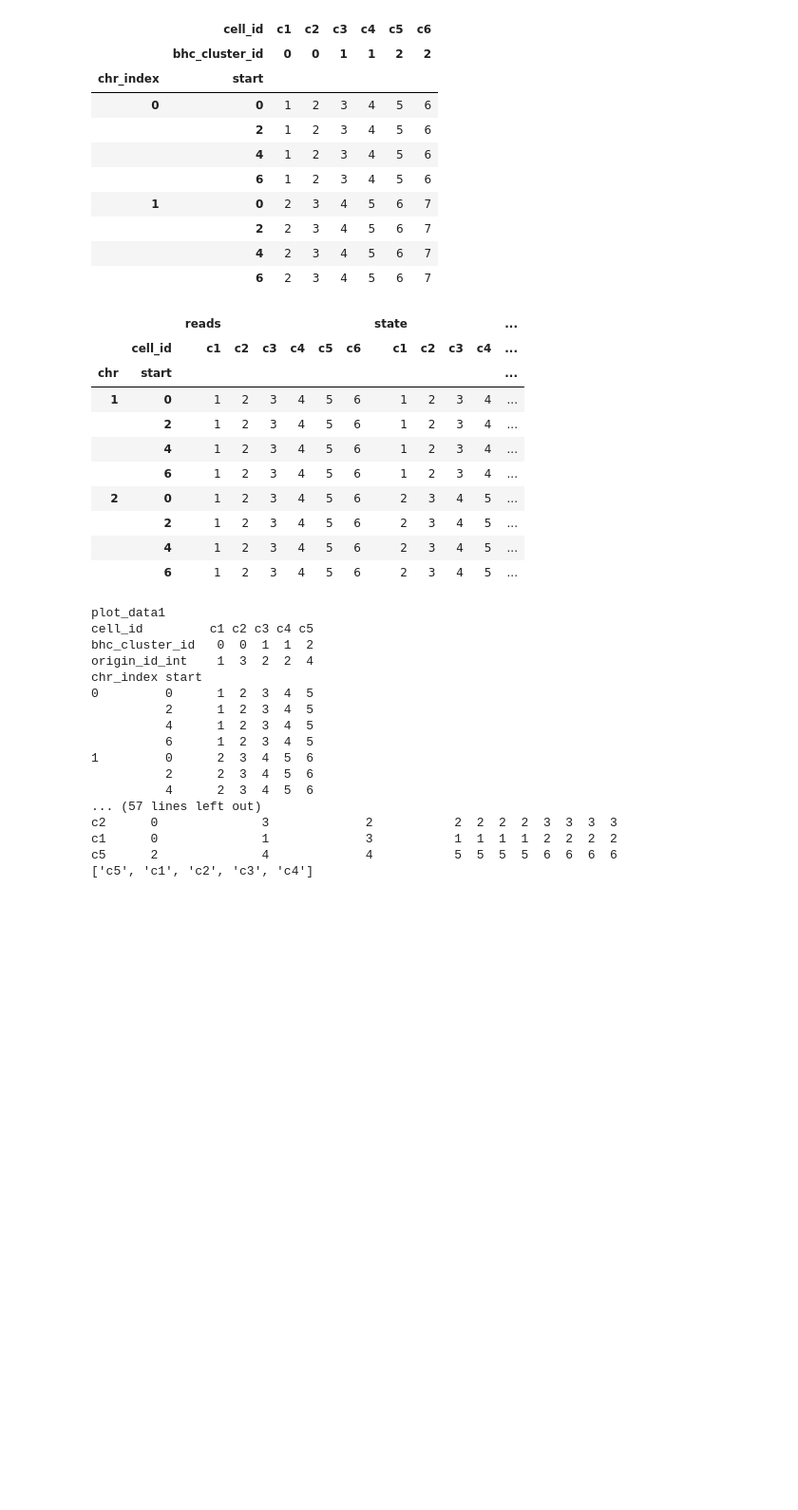
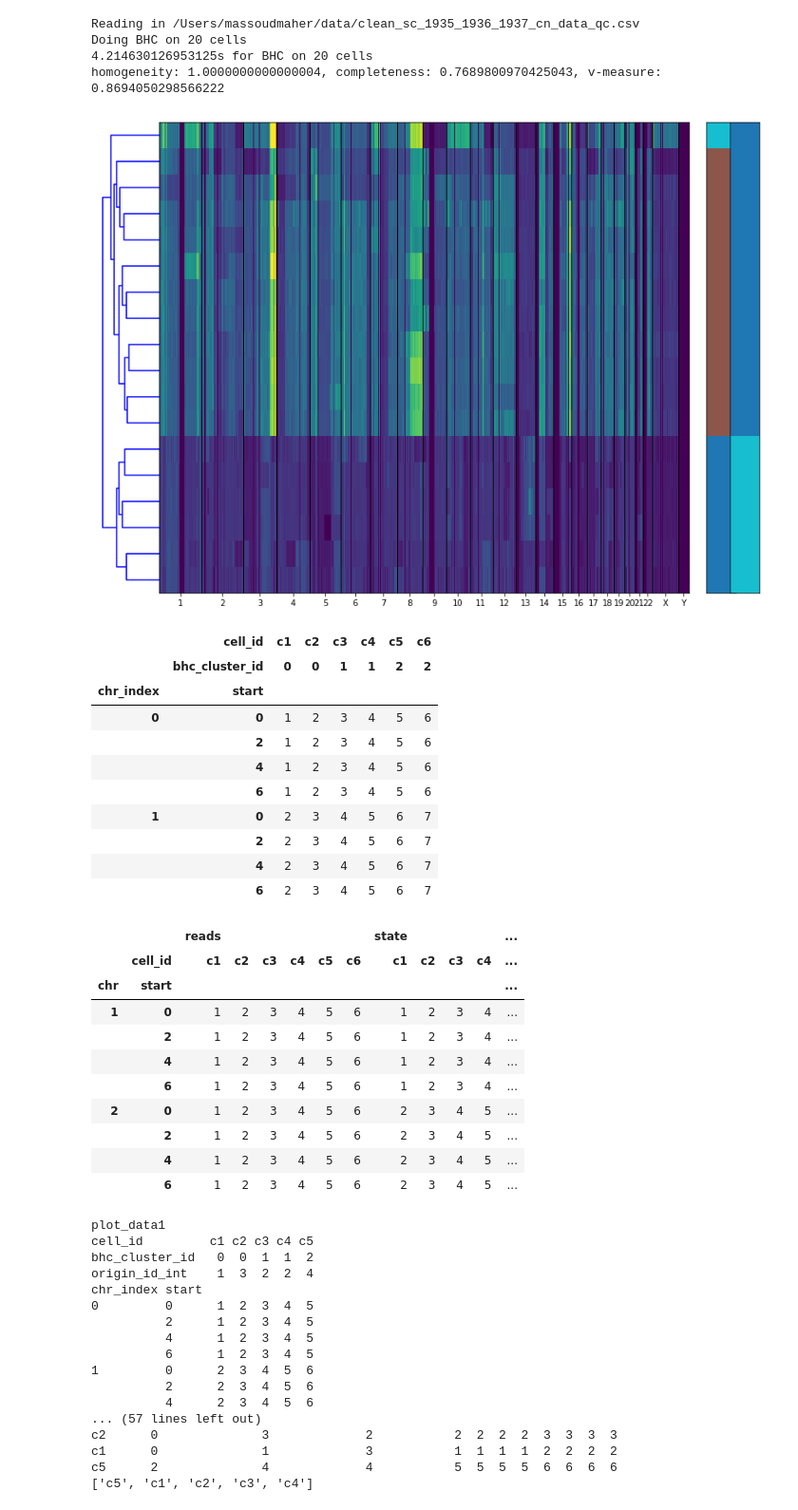
Before and after one commit to shahcompbio/scgenome-deprecated, a Jupyter notebook: notebooks/scratch.ipynb, the cells around one changed output. Shown at 95% size. Cells and saved outputs as stored; diff of their text form; code cells hidden in the pictures; blank space fills up the shorter version.

Commit message:
script for spike in bhc, notebooks

```diff
--- a/notebooks/scratch.ipynb
+++ b/notebooks/scratch.ipynb
@@ -9,3 +10,78 @@ from scgenome.tests.constants_test import E3_CN_DATA as cnd
+# %%
+# Do BHC on a spike in experiment
+import pandas as pd
+import numpy as np
+from scgenome import cncluster, utils, simulation, cnplot
+import scipy.cluster.hierarchy as sch
+import os
+import time
+import matplotlib.pyplot as plt
+import sklearn.metrics as skm
+
+
+OUT_DIR = "/Users/massoudmaher/data/test_do_bhc/"
+CN_DATA_FP = "/Users/massoudmaher/data/clean_sc_1935_1936_1937_cn_data_qc.csv"
+SAMPLE_IDS = ['SC-1935', 'SC-1935', 'SC-1937']
+N_CELLS = 20  # Set to None if we want all cells
+PROPORTIONS = None  # Set to None for equal proportion of each sample
+N_STATES = 12
+ALPHA = 10
+PROB_CN_CHANGE = 0.8
+
+if not os.path.exists(CN_DATA_FP):
+    print(f"{CN_DATA_FP} does not exist, creating it")
+    os.makedirs(CN_DATA_FP)
+
+print(f"Reading in {CN_DATA_FP}")
+cn_data = pd.read_csv(CN_DATA_FP)
+
+if N_CELLS is not None:
+    cn_data = utils.get_cn_data_submixture(cn_data, N_CELLS, SAMPLE_IDS,
+                                           proportions=PROPORTIONS)
+
+print(f"Doing BHC on {N_CELLS} cells")
+
+start = time.time()
+bhc_linkage, bhc_root, bhc_cell_ids, matrix_data, measurement, variances = (
+    cncluster.bayesian_cluster(cn_data, n_states=N_STATES, alpha=ALPHA,
+                               prob_cn_change=PROB_CN_CHANGE)
+)
+print(f"{time.time()-start}s for BHC on {N_CELLS} cells")
+
+bhc_linkage.to_csv(os.path.join(OUT_DIR, "linkage.csv"))
+bhc_cell_ids.to_csv(os.path.join(OUT_DIR, "cell_ids.csv"), header=False)
+matrix_data.to_csv(os.path.join(OUT_DIR, "matrix_data.csv"))
+np.savetxt(os.path.join(OUT_DIR, "measurement.txt"), measurement)
+np.savetxt(os.path.join(OUT_DIR, "variances.txt"), variances)
+
+################ Plotting
+bhc_linkage, bhc_plot_data = simulation.get_plot_data(bhc_linkage)
+lbhc_plot_data = bhc_plot_data.copy()
+lbhc_plot_data[:, 2] = np.log(bhc_plot_data[:, 2])
+
+bhc_clusters = sch.fcluster(lbhc_plot_data, 12, criterion="distance")
+assert len(set(bhc_clusters)) > 1
+cn_data = cncluster.prune_cluster(bhc_clusters, bhc_cell_ids, cn_data)
+
+fig = plt.figure(figsize=(10, 8))
+bimatrix_data, ps = cnplot.plot_clustered_cell_cn_matrix_figure(
+    fig, cn_data, "copy", cluster_field_name="bhc_cluster_id",
+    linkage=lbhc_plot_data, origin_field_name="origin_id_int", raw=True,
+    flip=True, cell_id_order=bhc_cell_ids)
+plt.savefig(os.path.join(OUT_DIR, "heatmap.pdf"))
+
+################## Metrics
+clabels = utils.get_mixture_labels(cn_data)
+scores = skm.homogeneity_completeness_v_measure(clabels["origin_id_int"],
+                                                clabels["bhc_cluster_id"])
+print(f"homogeneity: {scores[0]}, completeness: {scores[1]}, "
+      f"v-measure: {scores[2]}")
+# %% [output]
+Reading in /Users/massoudmaher/data/clean_sc_1935_1936_1937_cn_data_qc.csv
+Doing BHC on 20 cells
+4.214630126953125s for BHC on 20 cells
+homogeneity: 1.0000000000000004, completeness: 0.7689800970425043, v-measure: 0.8694050298566222
+[figure, added]
 # %%
 display(utils.plot_get_mat(cnd))
 display(utils.cn_data_to_mat_data_ids(cnd)[0])
```
Also changed, not shown: parts of 1 cell of this notebook, 6 other files.
